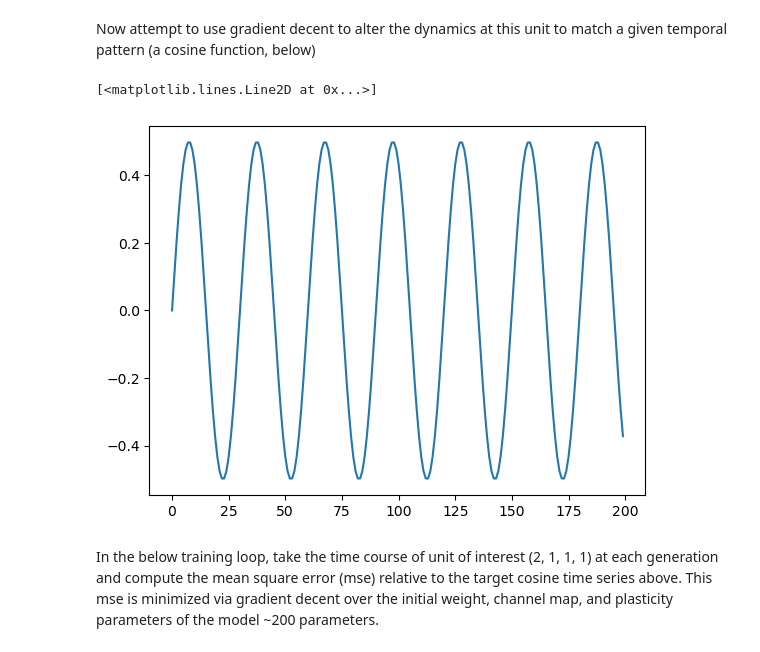
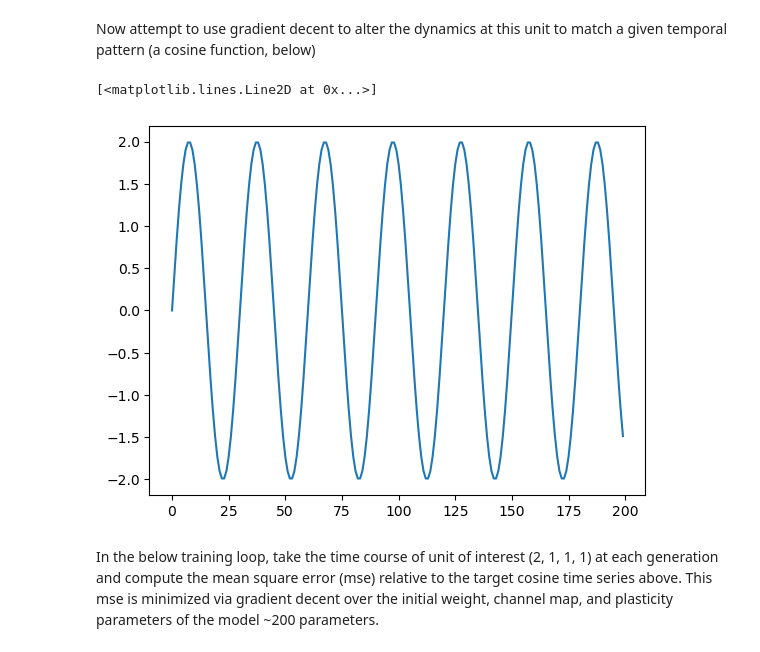
Before and after one commit to spencer-loggia/ReIntAI, a Jupyter notebook: notebooks/entrain_oscillation.ipynb, the cells around one changed output. Saved outputs shown, nothing was run; the diff lists cells and outputs as text; code cells hidden in the pictures.

```diff
--- a/notebooks/entrain_oscillation.ipynb
+++ b/notebooks/entrain_oscillation.ipynb
@@ -33,11 +33,11 @@ Note that there are some semi-repetitive oscillatory dynamics that arise from th
  Now attempt to use gradient decent to alter the dynamics at this unit to match a given temporal pattern (a cosine function, below)
 # %%
 x = torch.arange(0, 200)
-target_pattern = .5 * torch.sin((x * 4 * torch.pi) / 60)
+target_pattern = 2 * torch.sin((x * 4 * torch.pi) / 60)
 plt.plot(target_pattern)
 # %% [output]
 [<matplotlib.lines.Line2D at 0x...>]
-[figure, old version]
+[figure, new version]
 # %%
 loss_history = []
 # %% [markdown]
```
Also changed, not shown: parts of 7 cells of this notebook, 6 other files.
